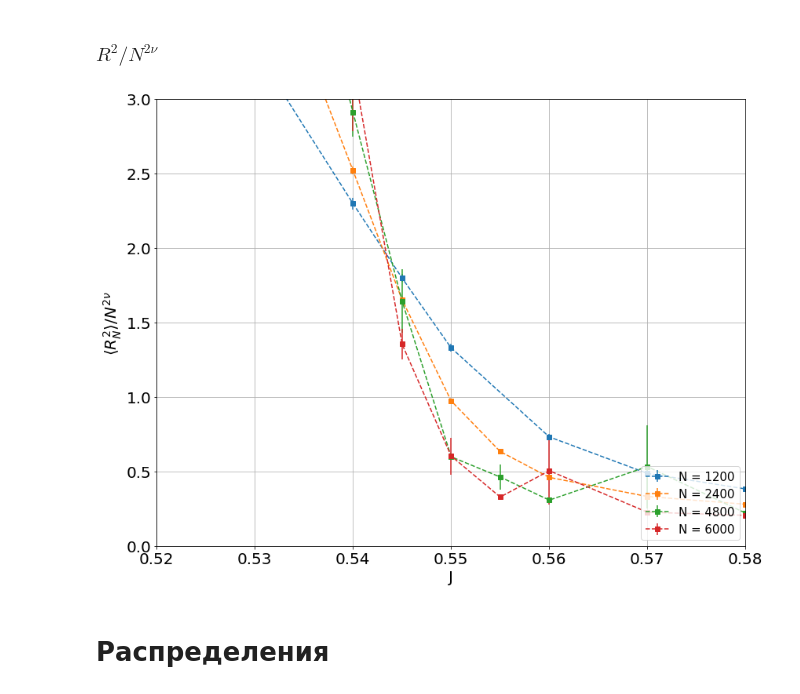
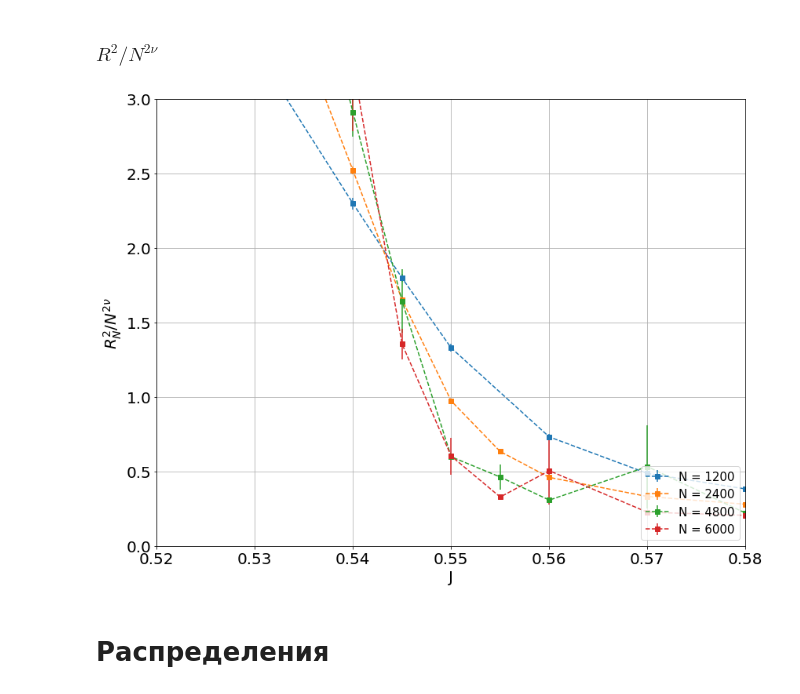
Before and after one commit to Chpel/ProjectMagnet, a Jupyter notebook: Расчёты .ipynb/TrIsingISAW.ipynb, the cells around one changed output. Cells and saved outputs as stored; diff of their text form; code cells hidden in the pictures.

```diff
--- a/Расчёты .ipynb/TrIsingISAW.ipynb
+++ b/Расчёты .ipynb/TrIsingISAW.ipynb
@@ -271,26 +271,26 @@ plt.tight_layout()
 # %%
 x = 'N'
 y_name = 'mean_R_sq'
 ye_name = 'err_mean_R_sq'
 nu = 4/7
 
 fig, ax = plt.subplots(figsize=(12,9))
 Ns = data.N.unique()
 for N in Ns[(Ns > 1000) & (Ns < 7200)]:
     dataN = data[data.N == N]
     ax.errorbar(dataN['J'], y=dataN[y_name]/(N ** (2 * nu)), yerr=dataN[ye_name]/(N ** (2 * nu)), fmt='s--', label=f'N = {N}')
 
 plt.xlim(0.52, 0.58)
 plt.ylim(0,3)
 plt.xlabel('J', fontsize=20)
-plt.ylabel(r'$\langle R^2_N \rangle / N^{2\nu}$', fontsize=20)
+plt.ylabel(r'$R^2_N / N^{2\nu}$', fontsize=20)
 plt.legend(loc=4, fontsize=15);
 plt.grid();
 plt.tick_params(labelsize=20)
 plt.tight_layout()
-#plt.savefig(Photos_dir / 'TrIsISAW_R2log.png')
+#plt.savefig(Photos_dir / 'TrIsISAW_R2toN2v.png')
 # %% [output]
-[figure, old version]
+[figure, new version]
 # %% [markdown]
 # Распределения
 # %%
```
Also changed, not shown: parts of 2 cells of this notebook, 5 other files.
